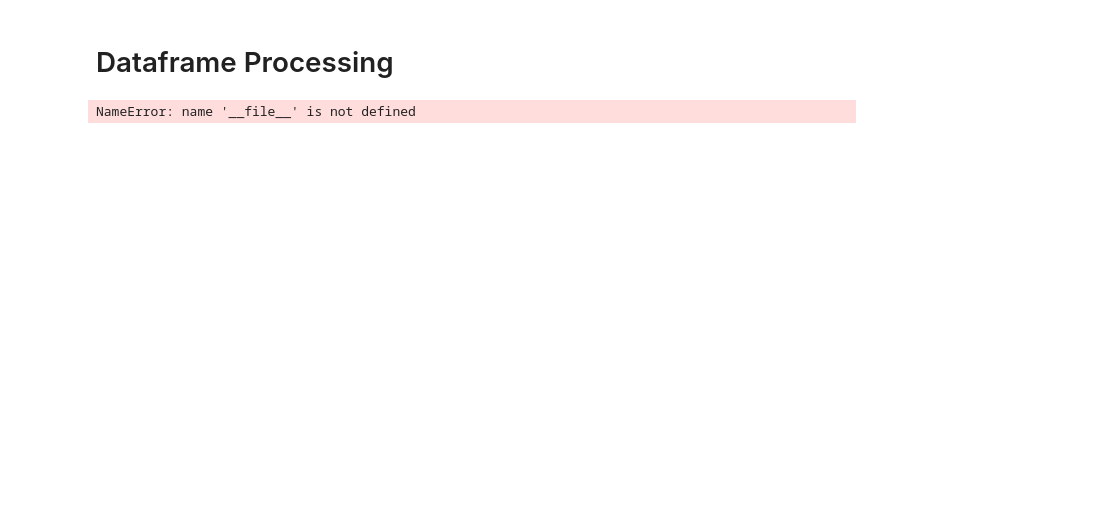
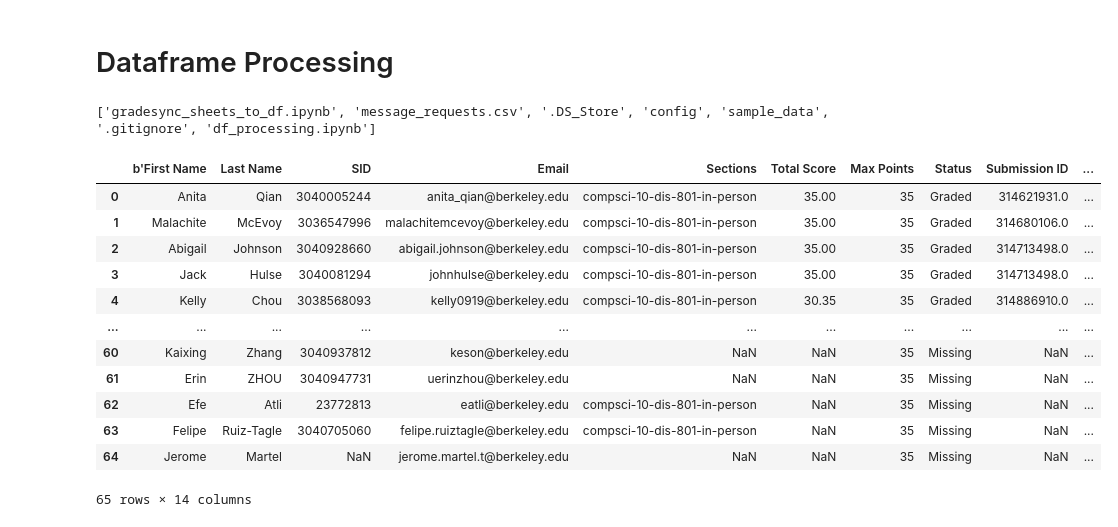
Before and after one commit to AFA-Tooling/remind, a Jupyter notebook: gradesync_input/df_processing.ipynb, the cells around one changed output. Drawn from its saved outputs; the diff is of its cells as text; code cells hidden in the pictures; blank space fills up the shorter version.

Commit message:
completed the first version of the df_processing python notebook

```diff
--- a/gradesync_input/df_processing.ipynb
+++ b/gradesync_input/df_processing.ipynb
@@ -25,4 +7,33 @@ def get_test_sheet():
-# %%
-get_test_sheet()
-# %% [output]
-NameError: name '__file__' is not defined
+# %%
+files_in_current_directory = os.listdir('.')
+print(files_in_current_directory)
+# %% [output]
+['gradesync_sheets_to_df.ipynb', 'message_requests.csv', '.DS_Store', 'config', 'sample_data', '.gitignore', 'df_processing.ipynb']
+# %%
+# Read the data from the sample_data folder and convert to a dataframe
+def get_data(file_name):
+    # Get the path to the sample_data folder
+    sample_data_folder = 'sample_data/'
+    file_path = os.path.join(sample_data_folder, file_name)
+
+    # Read the data from the CSV file
+    df = pd.read_csv(file_path)
+
+    return df
+# %%
+project3_df = get_data('CS10_Sp25_GradeScope Grades - Project 3_2048.csv')
+project3_df
+# %% [output]
+|  | b'First Name | Last Name | SID | Email | Sections | Total Score | Max Points | Status | Submission ID | ... |
+| 0 | Anita | Qian | 3040005244 | anita_qian@berkeley.edu | compsci-10-dis-801-in-person | 35.00 | 35 | Graded | 314621931.0 | ... |
+| 1 | Malachite | McEvoy | 3036547996 | malachitemcevoy@berkeley.edu | compsci-10-dis-801-in-person | 35.00 | 35 | Graded | 314680106.0 | ... |
+| 2 | Abigail | Johnson | 3040928660 | abigail.johnson@berkeley.edu | compsci-10-dis-801-in-person | 35.00 | 35 | Graded | 314713498.0 | ... |
+| 3 | Jack | Hulse | 3040081294 | johnhulse@berkeley.edu | compsci-10-dis-801-in-person | 35.00 | 35 | Graded | 314713498.0 | ... |
+| 4 | Kelly | Chou | 3038568093 | kelly0919@berkeley.edu | compsci-10-dis-801-in-person | 30.35 | 35 | Graded | 314886910.0 | ... |
+| ... | ... | ... | ... | ... | ... | ... | ... | ... | ... | ... |
+| 60 | Kaixing | Zhang | 3040937812 | keson@berkeley.edu | NaN | NaN | 35 | Missing | NaN | ... |
+| 61 | Erin | ZHOU | 3040947731 | uerinzhou@berkeley.edu | NaN | NaN | 35 | Missing | NaN | ... |
+| 62 | Efe | Atli | 23772813 | eatli@berkeley.edu | compsci-10-dis-801-in-person | NaN | 35 | Missing | NaN | ... |
+| 63 | Felipe | Ruiz-Tagle | 3040705060 | felipe.ruiztagle@berkeley.edu | compsci-10-dis-801-in-person | NaN | 35 | Missing | NaN | ... |
+| 64 | Jerome | Martel | NaN | jerome.martel.t@berkeley.edu | NaN | NaN | 35 | Missing | NaN | ... |
+65 rows × 14 columns
```
Also changed, not shown: parts of 25 cells of this notebook, 4 other files.
